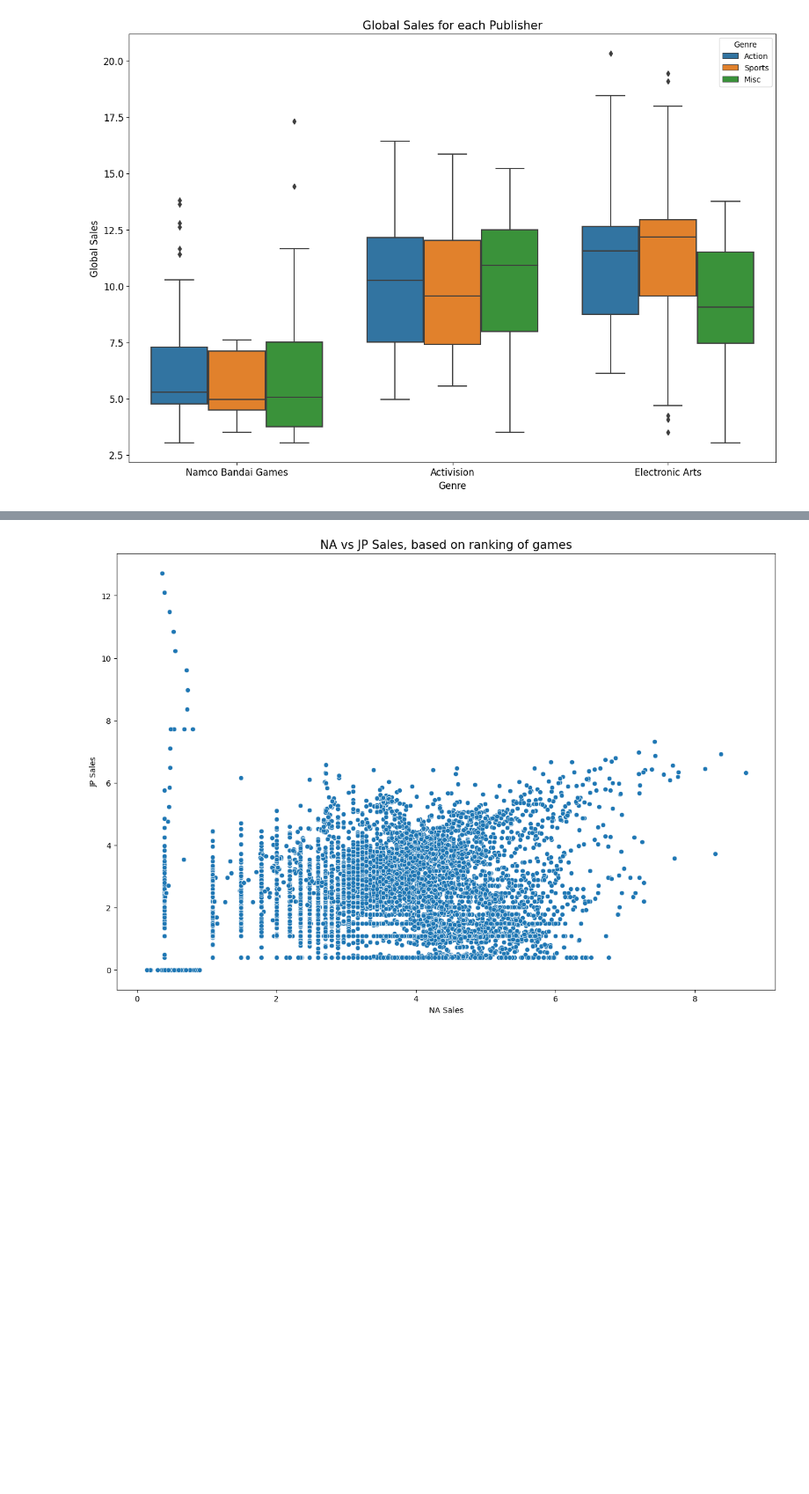
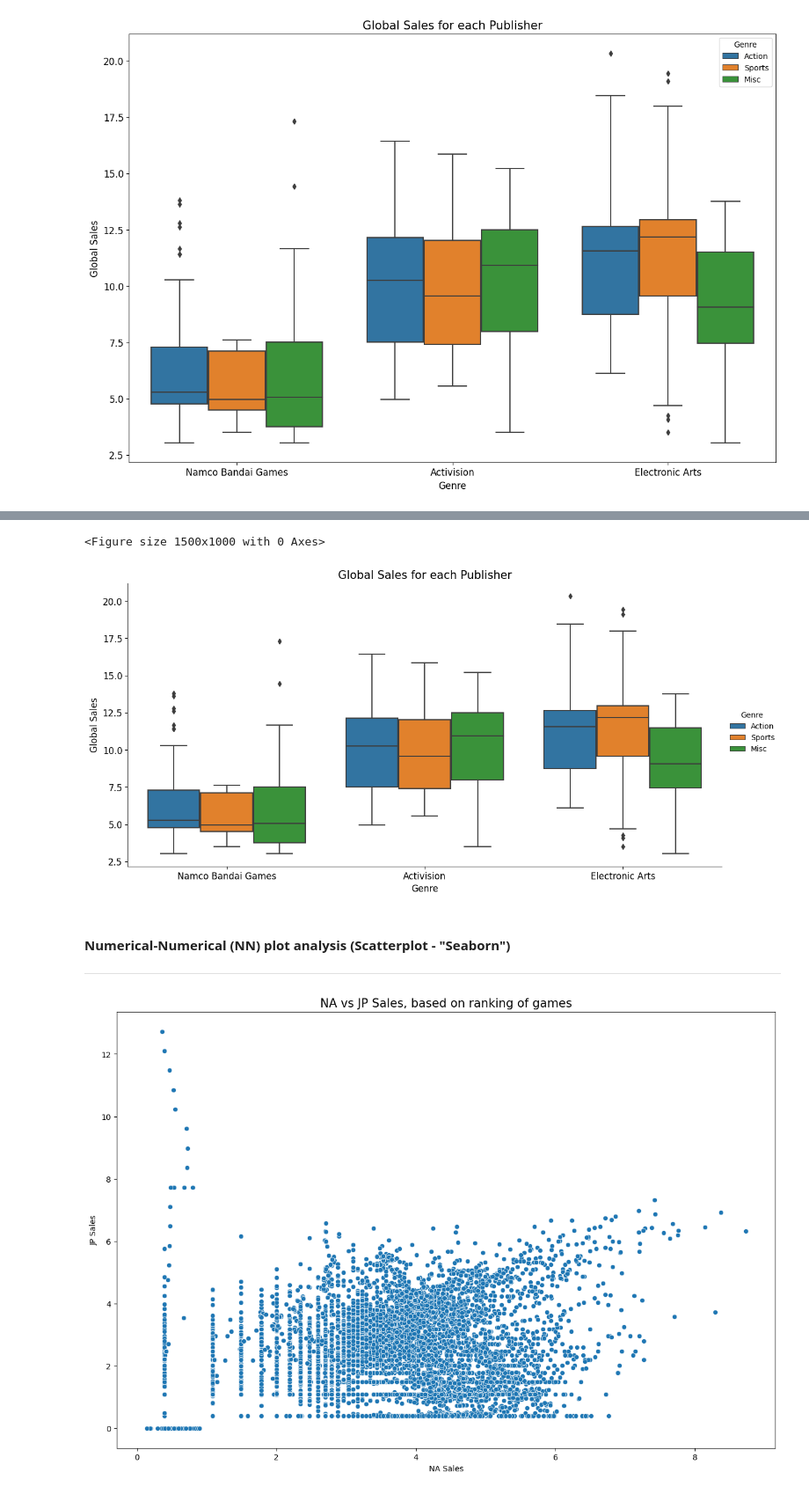
Before and after one commit to SaiArjunSairamje/Python-Scaler, a Jupyter notebook: 11. Data_Visualization_3 (Dataset: Video_Game_Sales) .ipynb, the cells around one changed output, grey strips where cells are left out. Shown at 88% size. Drawn from its saved outputs; the diff is of its cells as text; code cells hidden in the pictures; blank space fills up the shorter version.

```diff
--- a/11. Data_Visualization_3 (Dataset: Video_Game_Sales) .ipynb
+++ b/11. Data_Visualization_3 (Dataset: Video_Game_Sales) .ipynb
@@ -132,0 +165,16 @@ For examples,
+# %%
+# Another plot (Outside Scaler)
+plt.figure(figsize=(15, 10))
+sns.catplot(x='Publisher', y='Global_Sales', hue='Genre', kind='box', data=top3_data, height=6, aspect=2)
+plt.xlabel('Genre', fontsize=12)
+plt.ylabel('Global Sales', fontsize=12)
+plt.xticks(fontsize=12)
+plt.yticks(fontsize=12)
+plt.title('Global Sales for each Publisher', fontsize=15)
+plt.show()
+# %% [output]
+<Figure size 1500x1000 with 0 Axes>
+[figure, added]
+# %% [markdown]
+#### **Numerical-Numerical (NN) plot analysis (Scatterplot - "Seaborn")**
+***
```
Also changed, not shown: parts of 43 cells of this notebook.
